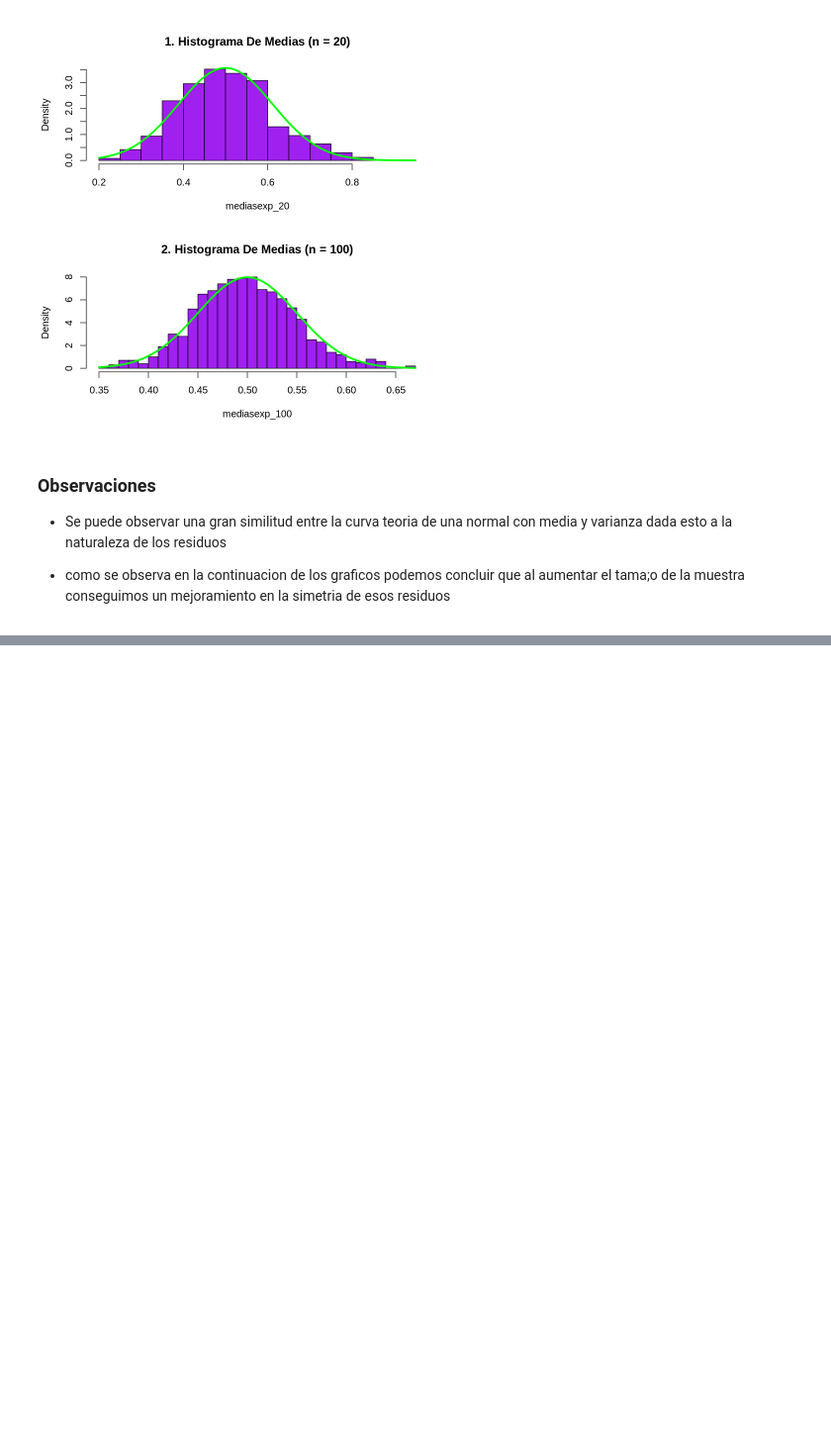
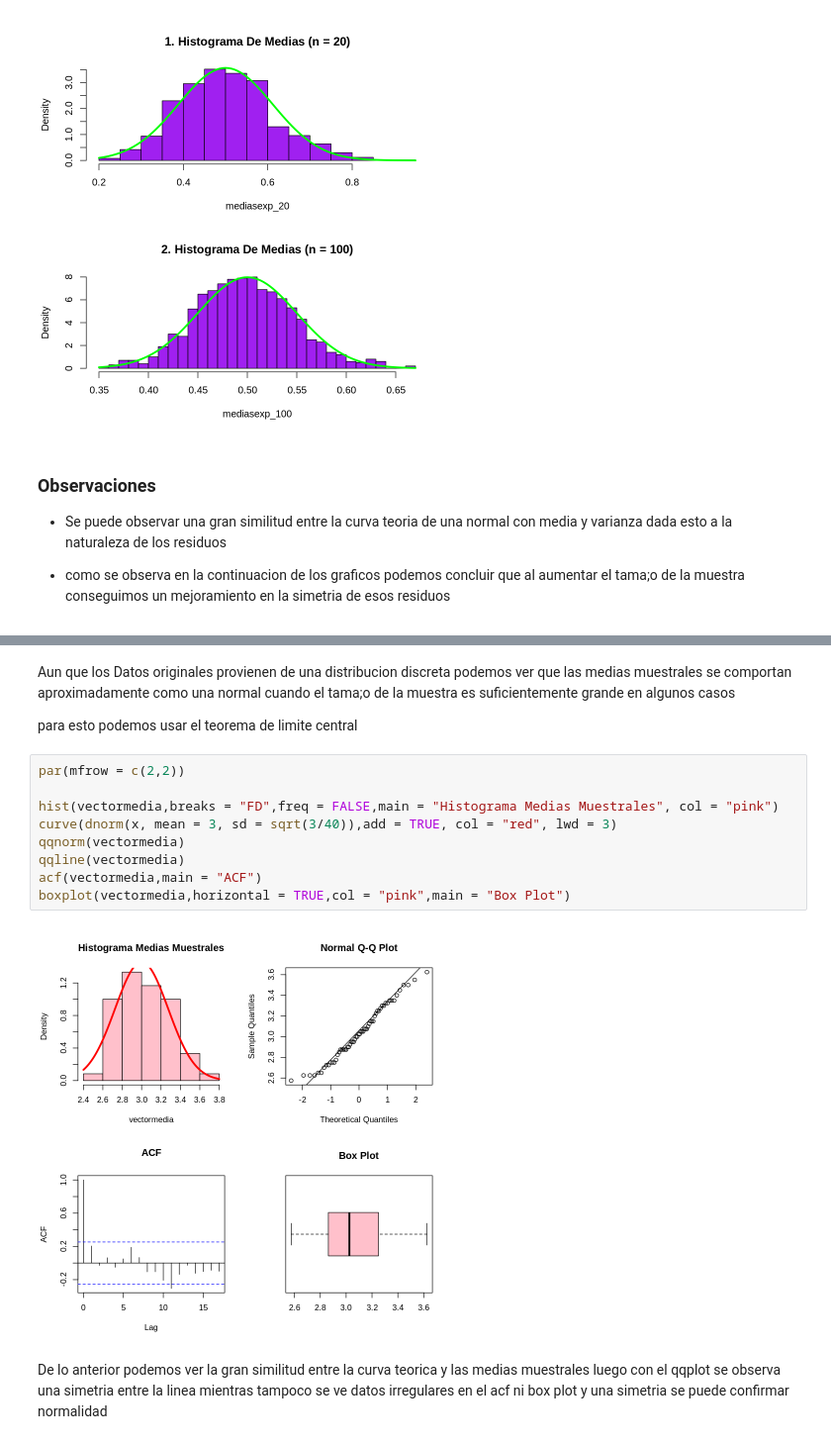
Before and after one commit to Nicolas-Bernal/Inferencia-Estad-stica-, a Jupyter notebook: Pruebas De Normalidad/0.3. Teorema_Del_Limite_Central.ipynb, the cells around one changed output, grey strips where cells are left out. Shown at 99% size. Cells and saved outputs as stored; diff of their text form; blank space fills up the shorter version.

```diff
--- a/Pruebas De Normalidad/0.3. Teorema_Del_Limite_Central.ipynb
+++ b/Pruebas De Normalidad/0.3. Teorema_Del_Limite_Central.ipynb
@@ -72,0 +194,17 @@ curve(dnorm(x, mean = 1/lambda, sd = sqrt((1/lambda^2)/n2)), add = TRUE, col = "
+# %% [markdown]
+Aun que los Datos originales provienen de una distribucion discreta podemos ver que las medias muestrales se comportan aproximadamente como una normal cuando el tama;o de la muestra es suficientemente grande en algunos casos
+
+para esto podemos usar el teorema de limite central
+# %%
+par(mfrow = c(2,2))
+
+hist(vectormedia,breaks = "FD",freq = FALSE,main = "Histograma Medias Muestrales", col = "pink")
+curve(dnorm(x, mean = 3, sd = sqrt(3/40)),add = TRUE, col = "red", lwd = 3)
+qqnorm(vectormedia)
+qqline(vectormedia)
+acf(vectormedia,main = "ACF")
+boxplot(vectormedia,horizontal = TRUE,col = "pink",main = "Box Plot")
+# %% [output]
+[figure, added]
+# %% [markdown]
+De lo anterior podemos ver la gran similitud entre la curva teorica y las medias muestrales luego con el qqplot se observa una simetria entre la linea mientras tampoco se ve datos irregulares en el acf ni box plot  y una simetria se puede confirmar normalidad
```
Also changed, not shown: parts of 8 cells of this notebook.
